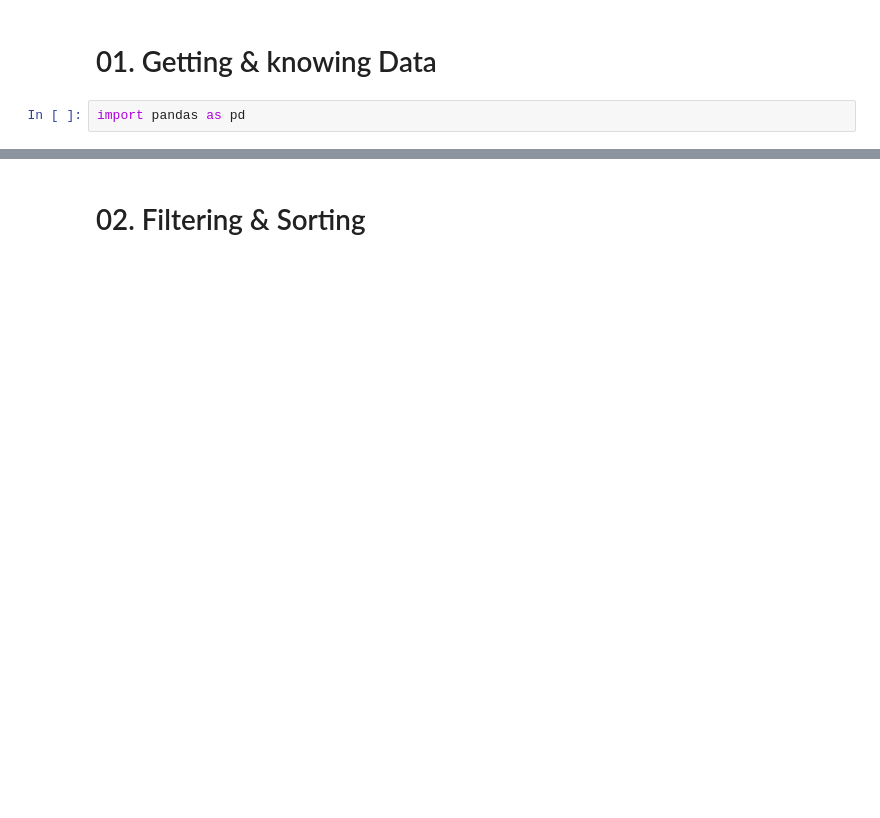
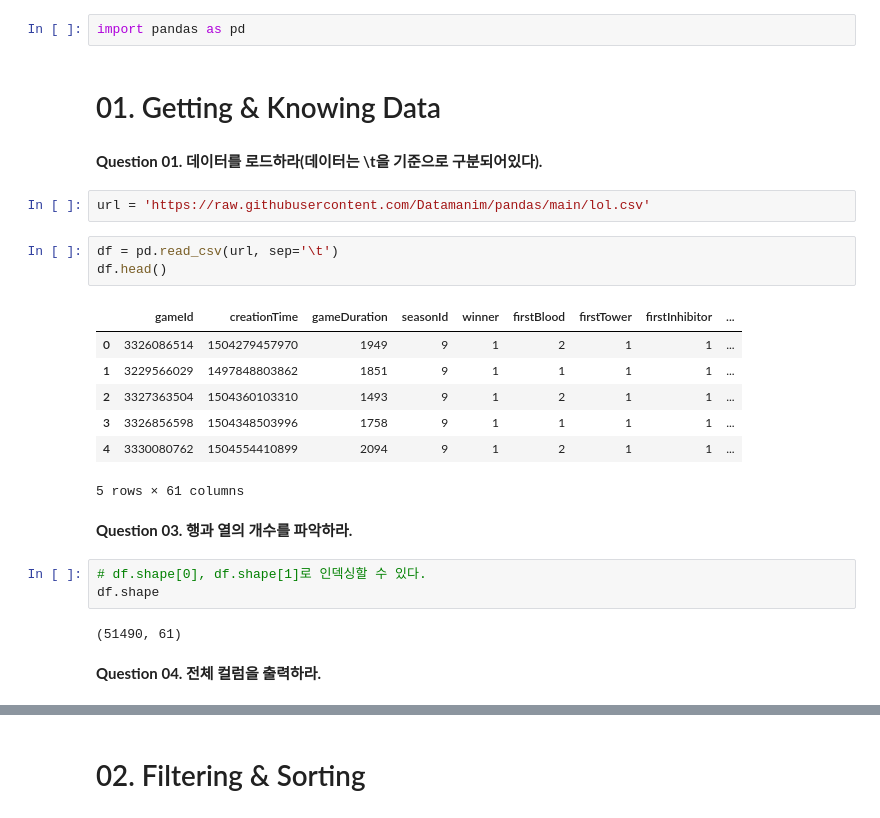
Before and after one commit to letsfuture/enginner-big-data-analysis, a Jupyter notebook: 01_exercise_data_preprocessing.ipynb, the cells around one changed output, grey strips where cells are left out. Cells and saved outputs as stored; diff of their text form; blank space fills up the shorter version.

```diff
--- a/01_exercise_data_preprocessing.ipynb
+++ b/01_exercise_data_preprocessing.ipynb
@@ -1,4 +1,28 @@
-# %% [markdown]
-# 01. Getting & knowing Data
 # %%
 import pandas as pd
+# %% [markdown]
+# 01. Getting & Knowing Data
+# %% [markdown]
+**Question 01. 데이터를 로드하라(데이터는 \t을 기준으로 구분되어있다).**
+# %%
+url = 'https://raw.githubusercontent.com/Datamanim/pandas/main/lol.csv'
+# %%
+df = pd.read_csv(url, sep='\t')
+df.head()
+# %% [output]
+|  | gameId | creationTime | gameDuration | seasonId | winner | firstBlood | firstTower | firstInhibitor | ... |
+| 0 | 3326086514 | 1504279457970 | 1949 | 9 | 1 | 2 | 1 | 1 | ... |
+| 1 | 3229566029 | 1497848803862 | 1851 | 9 | 1 | 1 | 1 | 1 | ... |
+| 2 | 3327363504 | 1504360103310 | 1493 | 9 | 1 | 2 | 1 | 1 | ... |
+| 3 | 3326856598 | 1504348503996 | 1758 | 9 | 1 | 1 | 1 | 1 | ... |
+| 4 | 3330080762 | 1504554410899 | 2094 | 9 | 1 | 2 | 1 | 1 | ... |
+5 rows × 61 columns
+# %% [markdown]
+**Question 03. 행과 열의 개수를 파악하라.**
+# %%
+# df.shape[0], df.shape[1]로 인덱싱할 수 있다.
+df.shape
+# %% [output]
+(51490, 61)
+# %% [markdown]
+**Question 04. 전체 컬럼을 출력하라.**
```
Also changed, not shown: parts of 262 cells of this notebook, 5 other files.
